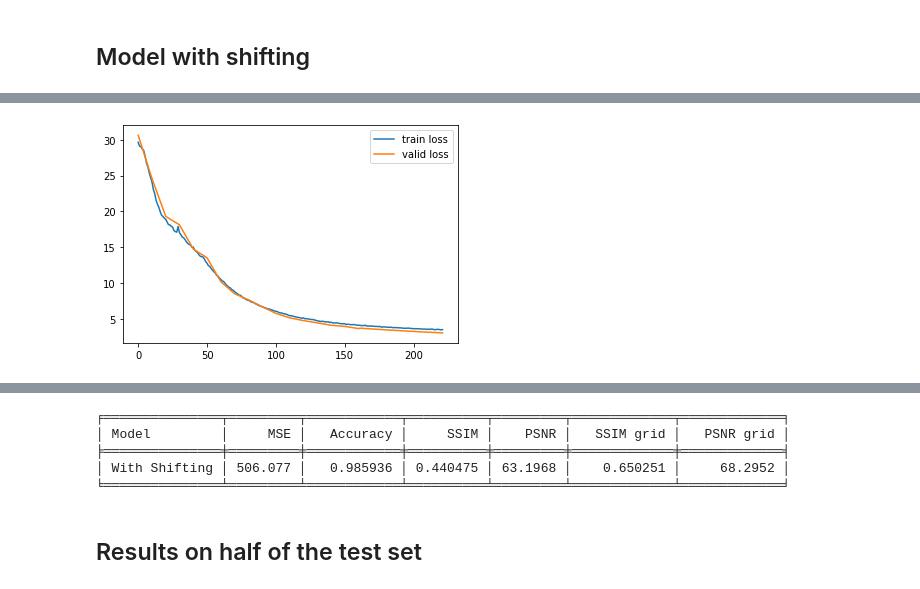
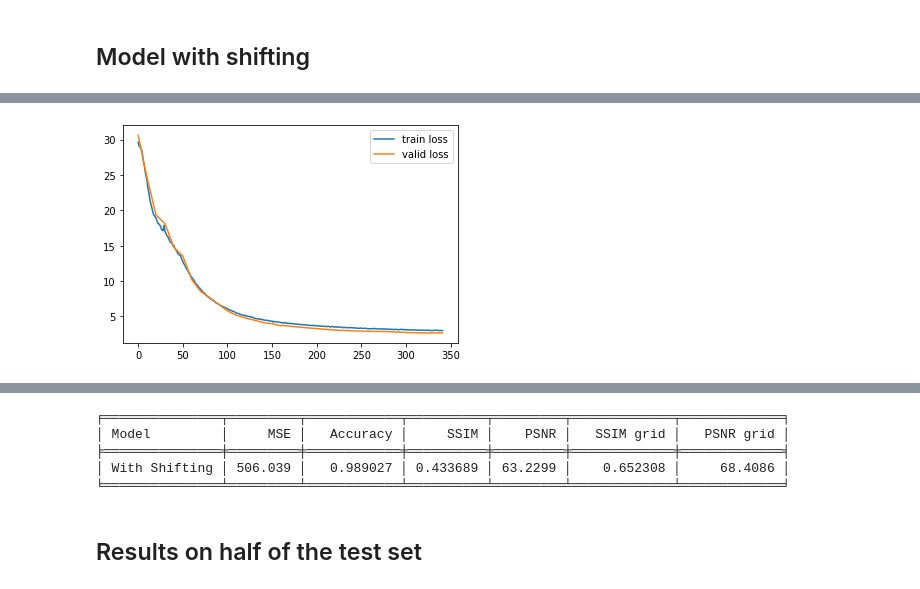
Before and after one commit to tranlg99/L4_project, a Jupyter notebook: src/colab_notebooks/evaluation.ipynb, the cells around one changed output, grey strips where cells are left out. Drawn from its saved outputs; the diff is of its cells as text; code cells hidden in the pictures.

Commit message:
evaluation of synthetic models, finished training

```diff
--- a/src/colab_notebooks/evaluation.ipynb
+++ b/src/colab_notebooks/evaluation.ipynb
@@ -444,9 +497,9 @@ print(tabulate(results, headers='firstrow', tablefmt='fancy_grid'))
 ## Model with shifting
 # %%
 # load model and evaluate
-_, _, t_history, v_history = load_checkpoint("synthetic_model_2_shift_checkpoint_2023-03-14_1805.pth")
+_, _, t_history, v_history = load_checkpoint("synthetic_model_2_shift_checkpoint_2023-03-15_0708.pth")
 plot_learning_curve(t_history, v_history)
-m2_mse, m2_acc, m2_ssim, m2_psnr, m2_ssim_grid, m2_psnr_grid = run_evaluation(test_dataloader, checkpoint_file="synthetic_model_2_shift_checkpoint_2023-03-14_1805.pth")
+m2_mse, m2_acc, m2_ssim, m2_psnr, m2_ssim_grid, m2_psnr_grid = run_evaluation(test_dataloader, checkpoint_file="synthetic_model_2_shift_checkpoint_2023-03-15_0708.pth")
 # %% [output]
 --------------------------------------------------
 Checkpoint data:
@@ -456,4 +509,4 @@ Train time 6h
 --------------------------------------------------
-[figure, old version]
+[figure, new version]
 --------------------------------------------------
 Checkpoint data:
@@ -481,7 +534,7 @@ print(tabulate(results, headers='firstrow', tablefmt='fancy_grid'))
 ╒═══════════════╤═════════╤════════════╤══════════╤═════════╤═════════════╤═════════════╕
 │ Model         │     MSE │   Accuracy │     SSIM │    PSNR │   SSIM grid │   PSNR grid │
 ╞═══════════════╪═════════╪════════════╪══════════╪═════════╪═════════════╪═════════════╡
-│ With Shifting │ 506.077 │   0.985936 │ 0.440475 │ 63.1968 │    0.650251 │     68.2952 │
+│ With Shifting │ 506.039 │   0.989027 │ 0.433689 │ 63.2299 │    0.652308 │     68.4086 │
 ╘═══════════════╧═════════╧════════════╧══════════╧═════════╧═════════════╧═════════════╛
 # %% [markdown]
 ## Results on half of the test set
```
Also changed, not shown: parts of 7 cells of this notebook.
